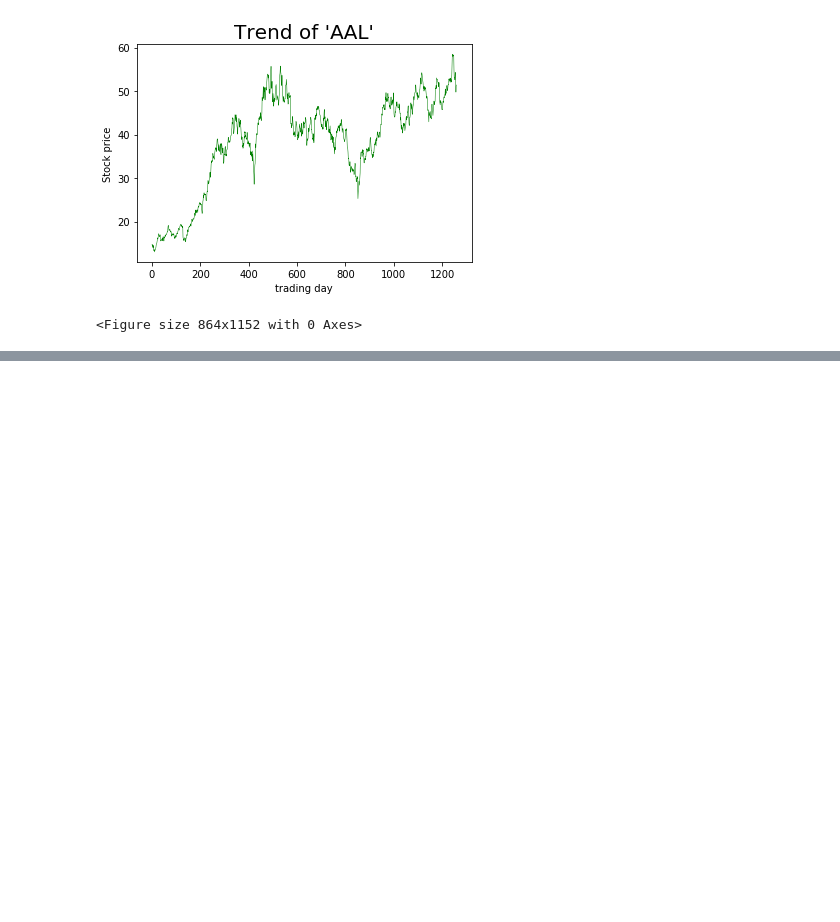
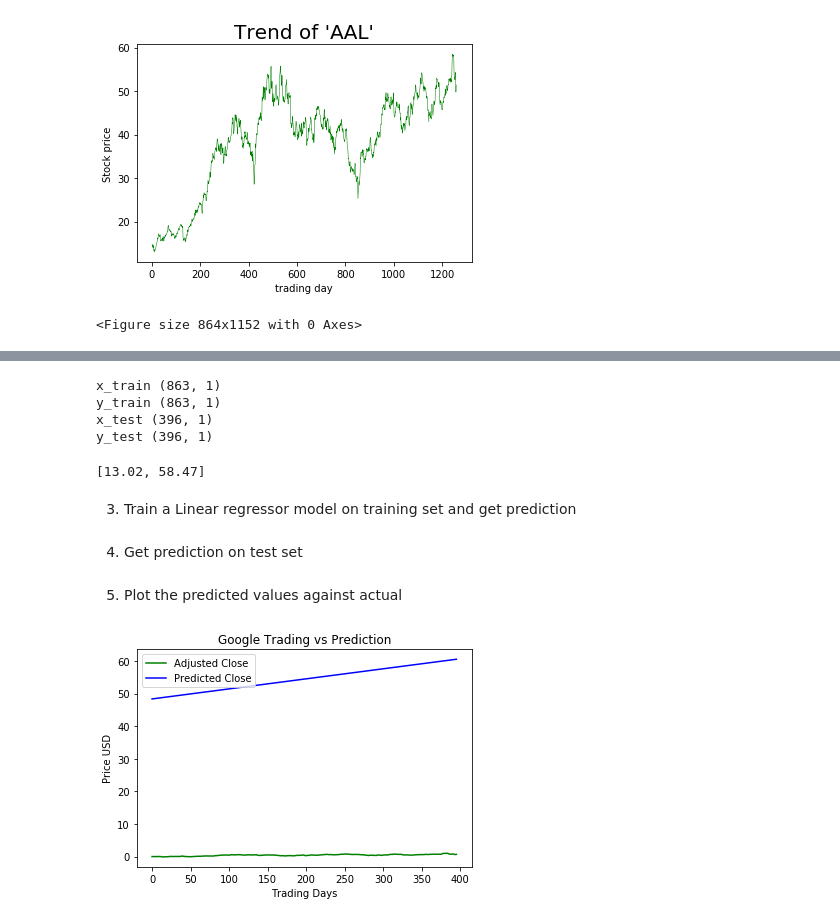
Before and after one commit to Cosmopolitaine/Tools-Project-Data-Cleaning, a Jupyter notebook: LinearRegression_Model.ipynb, the cells around one changed output, grey strips where cells are left out. Saved outputs shown, nothing was run; the diff lists cells and outputs as text; code cells hidden in the pictures; blank space fills up the shorter version.

```diff
--- a/LinearRegression_Model.ipynb
+++ b/LinearRegression_Model.ipynb
@@ -68,0 +128,17 @@ from sklearn.model_selection import TimeSeriesSplit
+# %%
+#Split data into train and test pair
+X_train, X_test, y_train, y_test, label_range= train_test_split_linear_regression(stock)
+
+print("x_train", X_train.shape)
+print("y_train", y_train.shape)
+print("x_test", X_test.shape)
+print("y_test", y_test.shape)
+label_range
+# %% [output]
+x_train (863, 1)
+y_train (863, 1)
+x_test (396, 1)
+y_test (396, 1)
+[13.02, 58.47]
+# %% [markdown]
+3. Train a Linear regressor model on training set and get prediction
@@ -68,0 +160,63 @@ from sklearn.model_selection import TimeSeriesSplit
+# %%
+model = build_model(X_train,y_train)
+# %% [markdown]
+4. Get prediction on test set
+# %%
+"""
+    This function predicts the label for given test sets
+    model: a linear regression model
+    x: testing features
+    label_range: normalised range of label data
+    return: predicted labels for given features
+    """
+def predict_prices(model, x, label_range):
+
+    x = np.reshape(x, (x.shape[0], 1))
+    predicted_price = model.predict(x)
+    predictions_rescaled, re_range = scale_range(predicted_price, input_range=[-1.0, 1.0], target_range=label_range)
+
+    return predictions_rescaled.flatten()
+
+prediction = predict_prices(model,X_test, label_range)
+# %% [markdown]
+5. Plot the predicted values against actual
+# %%
+"""
+    This function plots train, test and prediction
+    actual: DataFrame containing actual data
+    prediction: DataFrame containing predicted values
+    title:  Title of the plot
+    y_label: yLabel of the plot
+    x_label: xLabel of the plot
+    return: prints a Pyplot against trading days and their close price value
+    """
+def plot_prediction(actual, prediction, title='Google Trading vs Prediction', y_label='Price USD', x_label='Trading Days'):
+
+    fig = plt.figure()
+    ax = fig.add_subplot(111)
+
+    plt.ylabel(y_label)
+    plt.xlabel(x_label)
+
+    # Plot actual and predicted close values
+    plt.plot(actual, 'green', label='Adjusted Close')
+    plt.plot(prediction, 'blue', label='Predicted Close')
+
+    # Set title
+    ax.set_title(title)
+    ax.legend(loc='upper left')
+
+    plt.show()
+
+plot_prediction(y_test,prediction)
+
+
+# plt.plot(y_test,lw=0.5,label="Adjusted actual close",color='green')
+# plt.plot(prediction,lw=1,label="Predicted close",color='blue')
+# plt.plot(y_test,'-')
+# plt.title("Linear Regression Prediction",size=20)
+# plt.xlabel('trading day',size=12)
+# plt.ylabel('Stock Price',size=12)
+# ax.legend(loc='upper left')
+# %% [output]
+[figure, added]
```
Also changed, not shown: parts of 12 cells of this notebook.
